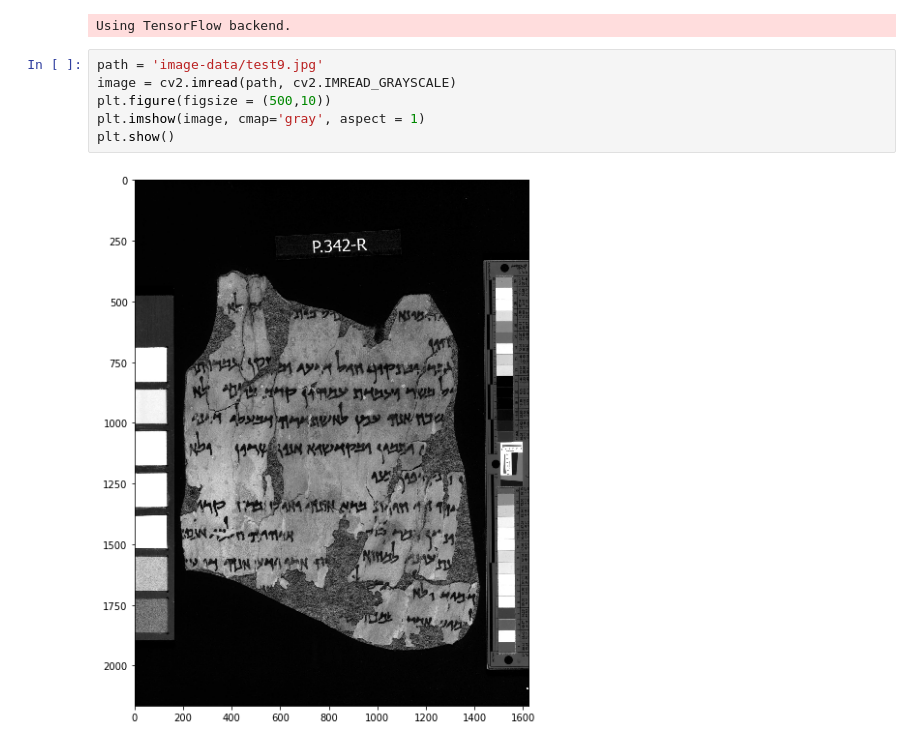
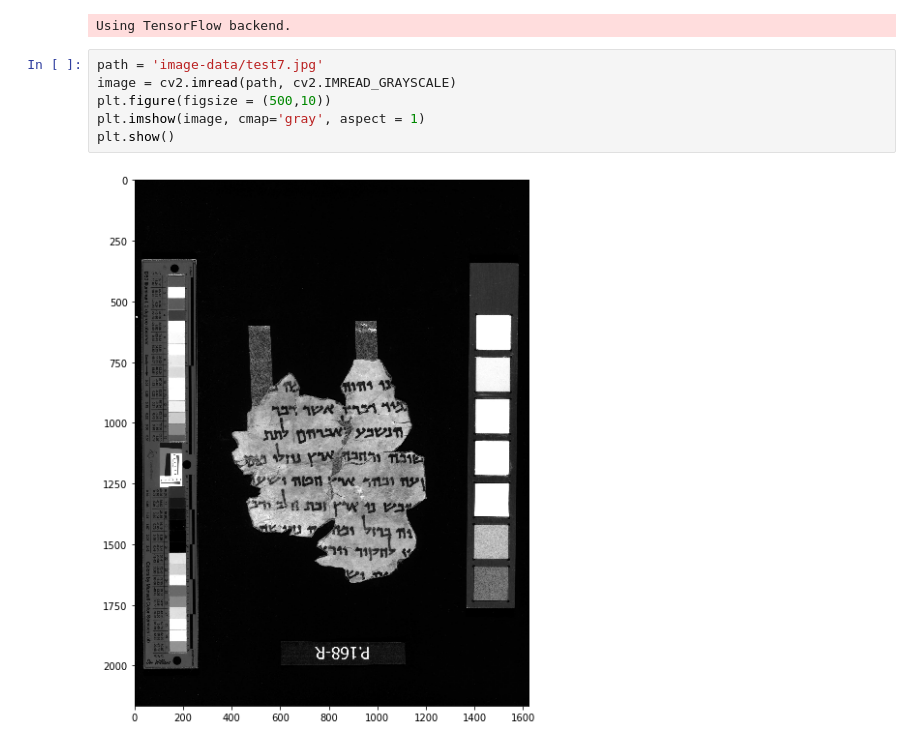
Before and after one commit to zeroxenator/hwr, a Jupyter notebook: Preprocessing/recognize_handwriting.ipynb, the cells around one changed output. Drawn from its saved outputs; the diff is of its cells as text.

```diff
--- a/Preprocessing/recognize_handwriting.ipynb
+++ b/Preprocessing/recognize_handwriting.ipynb
@@ -6,13 +6,13 @@ from recognize_handwriting import *
 # %% [output]
 Using TensorFlow backend.
 # %%
-path = 'image-data/test9.jpg'
+path = 'image-data/test7.jpg'
 image = cv2.imread(path, cv2.IMREAD_GRAYSCALE)
 plt.figure(figsize = (500,10))
 plt.imshow(image, cmap='gray', aspect = 1)
 plt.show()
 # %% [output]
-[figure, old version]
+[figure, new version]
 # %%
 recognize_handwriting(image, path, plot = True)
 # %% [output]
```
Also changed, not shown: parts of 1 cell of this notebook, 4 other files.
